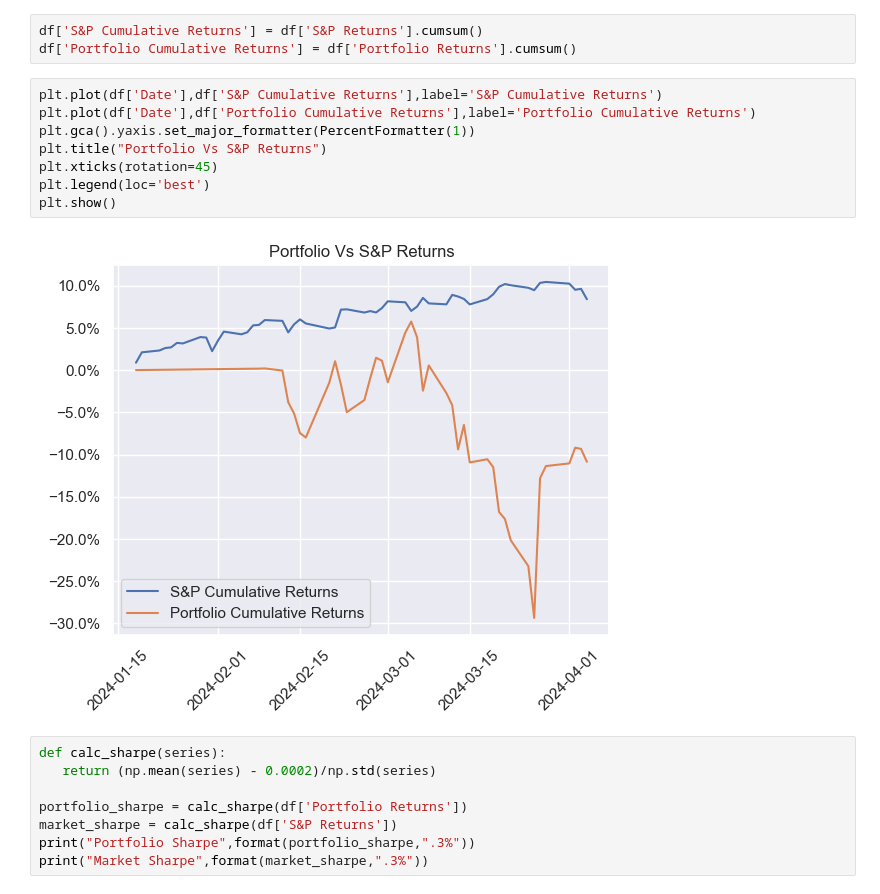
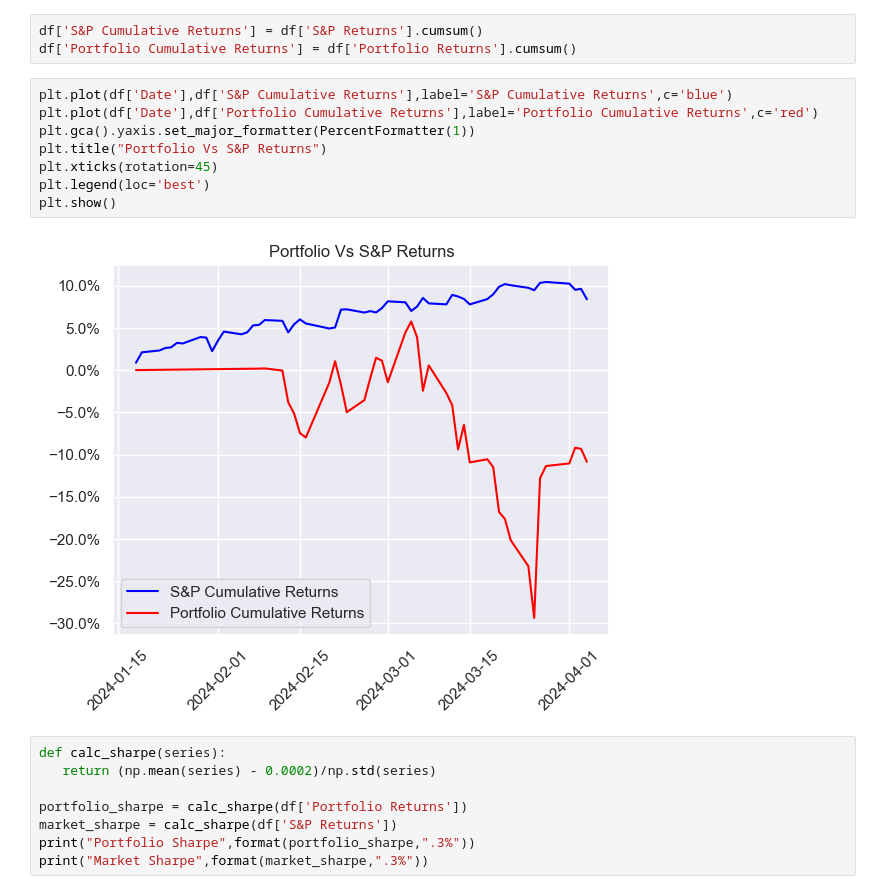
Before and after one commit to Steven23457/FNCE-443-Project, a Jupyter notebook: Portfolio Analysis.ipynb, the cells around one changed output. Drawn from its saved outputs; the diff is of its cells as text.

```diff
--- a/Portfolio Analysis.ipynb
+++ b/Portfolio Analysis.ipynb
@@ -13,15 +13,15 @@ df = pd.read_excel(r'C:\Users\steve\Documents\Winter 2024 Classes\FNCE 443\Stock
 df['S&P Cumulative Returns'] = df['S&P Returns'].cumsum()
 df['Portfolio Cumulative Returns'] = df['Portfolio Returns'].cumsum()
 # %%
-plt.plot(df['Date'],df['S&P Cumulative Returns'],label='S&P Cumulative Returns')
-plt.plot(df['Date'],df['Portfolio Cumulative Returns'],label='Portfolio Cumulative Returns')
+plt.plot(df['Date'],df['S&P Cumulative Returns'],label='S&P Cumulative Returns',c='blue')
+plt.plot(df['Date'],df['Portfolio Cumulative Returns'],label='Portfolio Cumulative Returns',c='red')
 plt.gca().yaxis.set_major_formatter(PercentFormatter(1))
 plt.title("Portfolio Vs S&P Returns")
 plt.xticks(rotation=45)
 plt.legend(loc='best')
 plt.show()
 # %% [output]
-[figure, old version]
+[figure, new version]
 # %%
 def calc_sharpe(series):
    return (np.mean(series) - 0.0002)/np.std(series)
```
Also changed, not shown: parts of 1 cell of this notebook, 1 other file.
